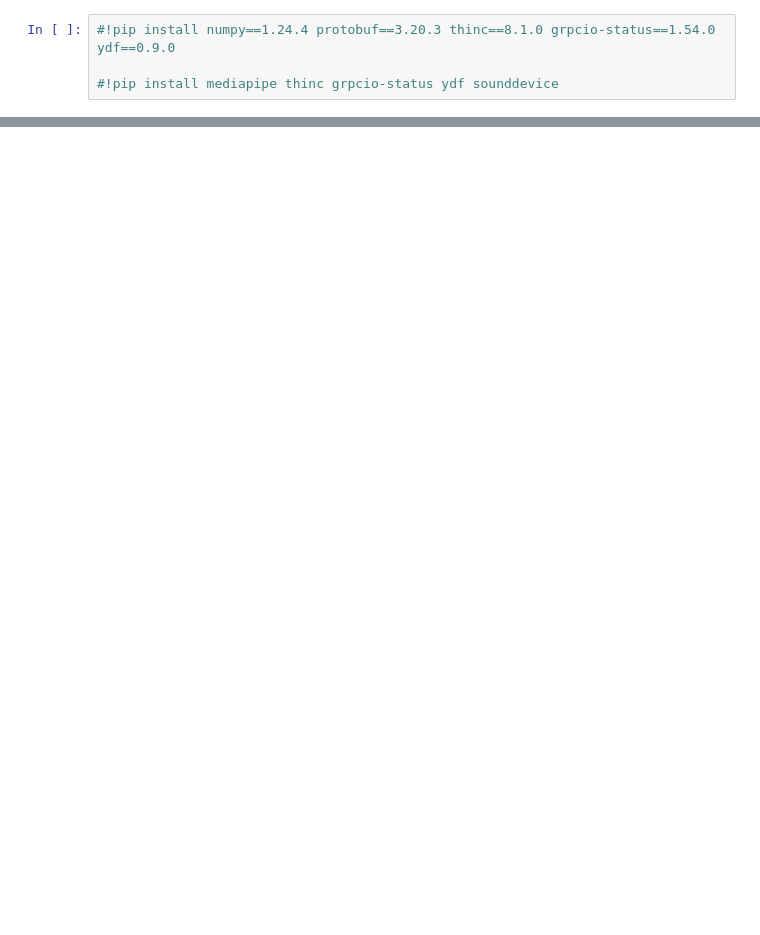
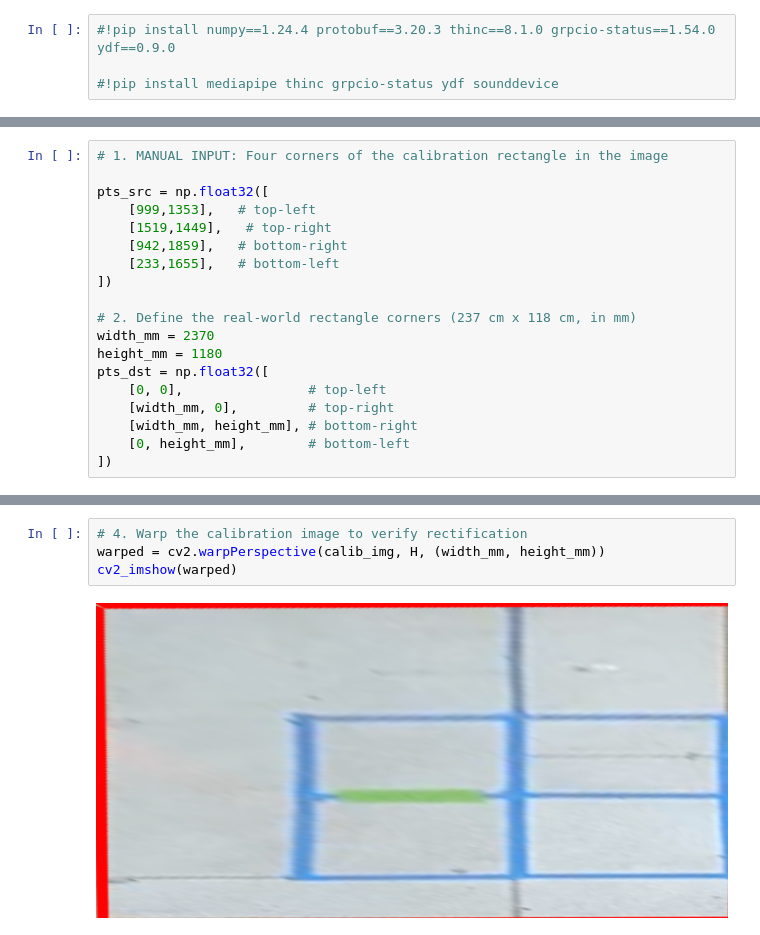
Before and after one commit to anjelli/Gait-Analysis, a Jupyter notebook: Gait_Analysis_Pipeline_Calibrated (1).ipynb, the cells around one changed output, grey strips where cells are left out. Cells and saved outputs as stored; diff of their text form; blank space fills up the shorter version.

```diff
--- a/Gait_Analysis_Pipeline_Calibrated (1).ipynb
+++ b/Gait_Analysis_Pipeline_Calibrated (1).ipynb
@@ -152,0 +45,19 @@ timestamps = []
+# %%
+# 1. MANUAL INPUT: Four corners of the calibration rectangle in the image
+
+pts_src = np.float32([
+    [999,1353],   # top-left
+    [1519,1449],   # top-right
+    [942,1859],   # bottom-right
+    [233,1655],   # bottom-left
+])
+
+# 2. Define the real-world rectangle corners (237 cm x 118 cm, in mm)
+width_mm = 2370
+height_mm = 1180
+pts_dst = np.float32([
+    [0, 0],                # top-left
+    [width_mm, 0],         # top-right
+    [width_mm, height_mm], # bottom-right
+    [0, height_mm],        # bottom-left
+])
@@ -152,0 +78,6 @@ timestamps = []
+# %%
+# 4. Warp the calibration image to verify rectification
+warped = cv2.warpPerspective(calib_img, H, (width_mm, height_mm))
+cv2_imshow(warped)
+# %% [output]
+[figure, added]
```
Also changed, not shown: parts of 25 cells of this notebook.
